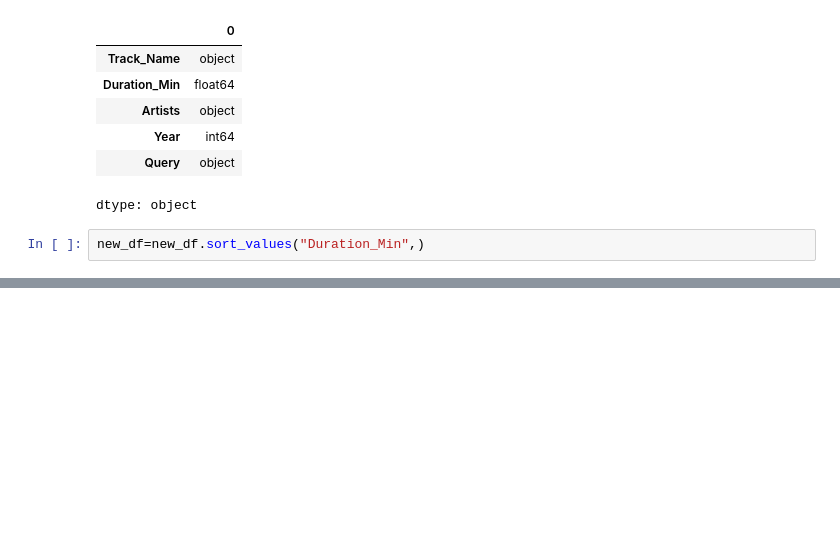
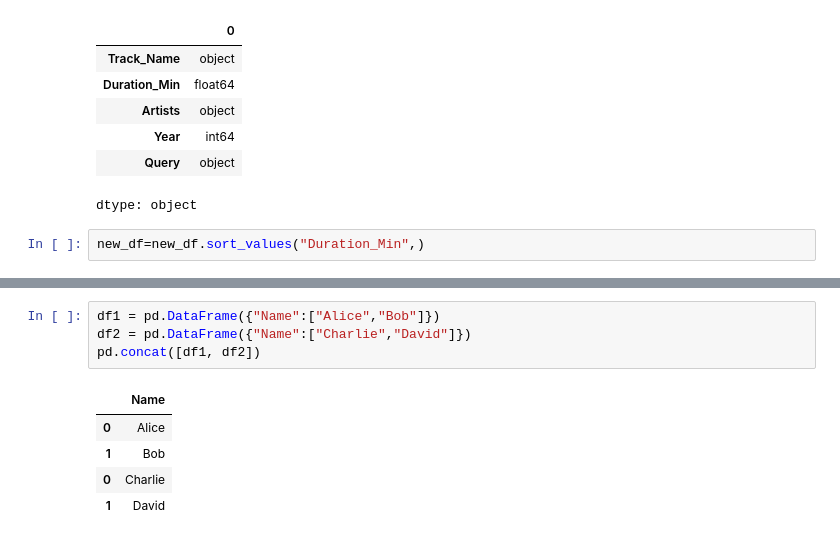
Before and after one commit to patilhumesh88-spec/data_projects_01, a Jupyter notebook: pract.ipynb, the cells around one changed output, grey strips where cells are left out. Drawn from its saved outputs; the diff is of its cells as text; blank space fills up the shorter version.

```diff
--- a/pract.ipynb
+++ b/pract.ipynb
@@ -373,0 +421,10 @@ new_df
+# %%
+df1 = pd.DataFrame({"Name":["Alice","Bob"]})
+df2 = pd.DataFrame({"Name":["Charlie","David"]})
+pd.concat([df1, df2])
+# %% [output]
+|  | Name |
+| 0 | Alice |
+| 1 | Bob |
+| 0 | Charlie |
+| 1 | David |
```
Also changed, not shown: parts of 11 cells of this notebook.
